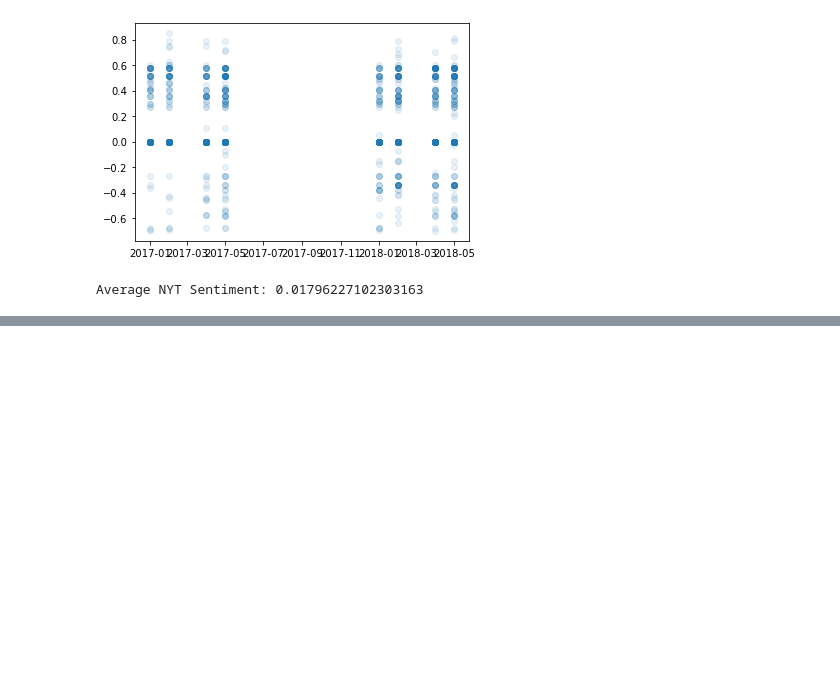
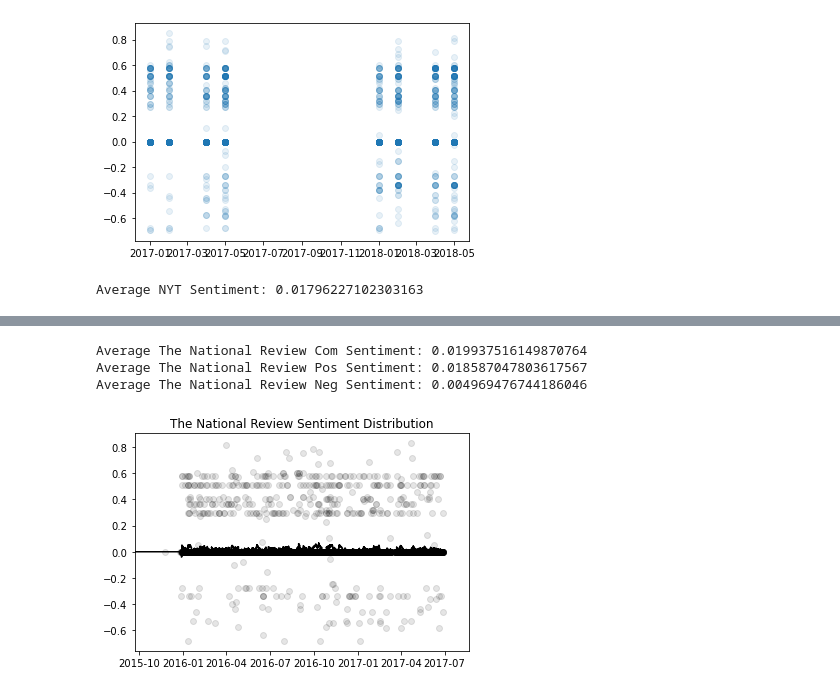
Before and after one commit to ArshSiddiqui/SentimentAnalysis, a Jupyter notebook: Sentiment of News Organizations.ipynb, the cells around one changed output, grey strips where cells are left out. Saved outputs shown, nothing was run; the diff lists cells and outputs as text; code cells hidden in the pictures; blank space fills up the shorter version.

```diff
--- a/Sentiment of News Organizations.ipynb
+++ b/Sentiment of News Organizations.ipynb
@@ -491,0 +469,29 @@ TotFig.set_size_inches(15, 8)
+# %%
+NationalReview = NationalReview.sort_values(by='Dates', ascending=True)
+NationalReviewCompoundSentimentScore = []
+NationalReviewTotSentiments = 0
+NationalReviewTotPosSentiments = 0
+NationalReviewTotNegSentiments = 0
+for c in range(0, len(NationalReview['Sentiment'])):
+    NationalReviewCompoundSentimentScore.append(NationalReview['Sentiment'][c]['compound'])
+    NationalReviewTotSentiments += NationalReview['Sentiment'][c]['compound']
+    NationalReviewTotPosSentiments += NationalReview['Sentiment'][c]['pos']
+    NationalReviewTotNegSentiments += NationalReview['Sentiment'][c]['neg']
+NationalReviewFig, NationalReviewax = plt.subplots()
+NationalReviewax.scatter(NationalReview['Dates'], NationalReviewCompoundSentimentScore, alpha = 0.1, color="black")
+NationalReviewCompoundSentimentScoreSeries = pd.Series(data=NationalReviewCompoundSentimentScore, index=NationalReview['Dates'])
+NationalReviewax.plot(NationalReviewCompoundSentimentScoreSeries.ewm(span=100).mean(), color="black")
+NationalReviewax.set_title("The National Review Sentiment Distribution")
+NationalReviewax.set_xlim(16700, 17400)
+
+NationalReviewTotSentiments /= len(NationalReviewsentiments)
+NationalReviewTotPosSentiments /= len(NationalReviewsentiments)
+NationalReviewTotNegSentiments /= len(NationalReviewsentiments)
+print("Average The National Review Com Sentiment:", NationalReviewTotSentiments)
+print("Average The National Review Pos Sentiment:", NationalReviewTotPosSentiments)
+print("Average The National Review Neg Sentiment:", NationalReviewTotNegSentiments)
+# %% [output]
+Average The National Review Com Sentiment: 0.019937516149870764
+Average The National Review Pos Sentiment: 0.018587047803617567
+Average The National Review Neg Sentiment: 0.004969476744186046
+[figure, added]
```
Also changed, not shown: parts of 24 cells of this notebook.
